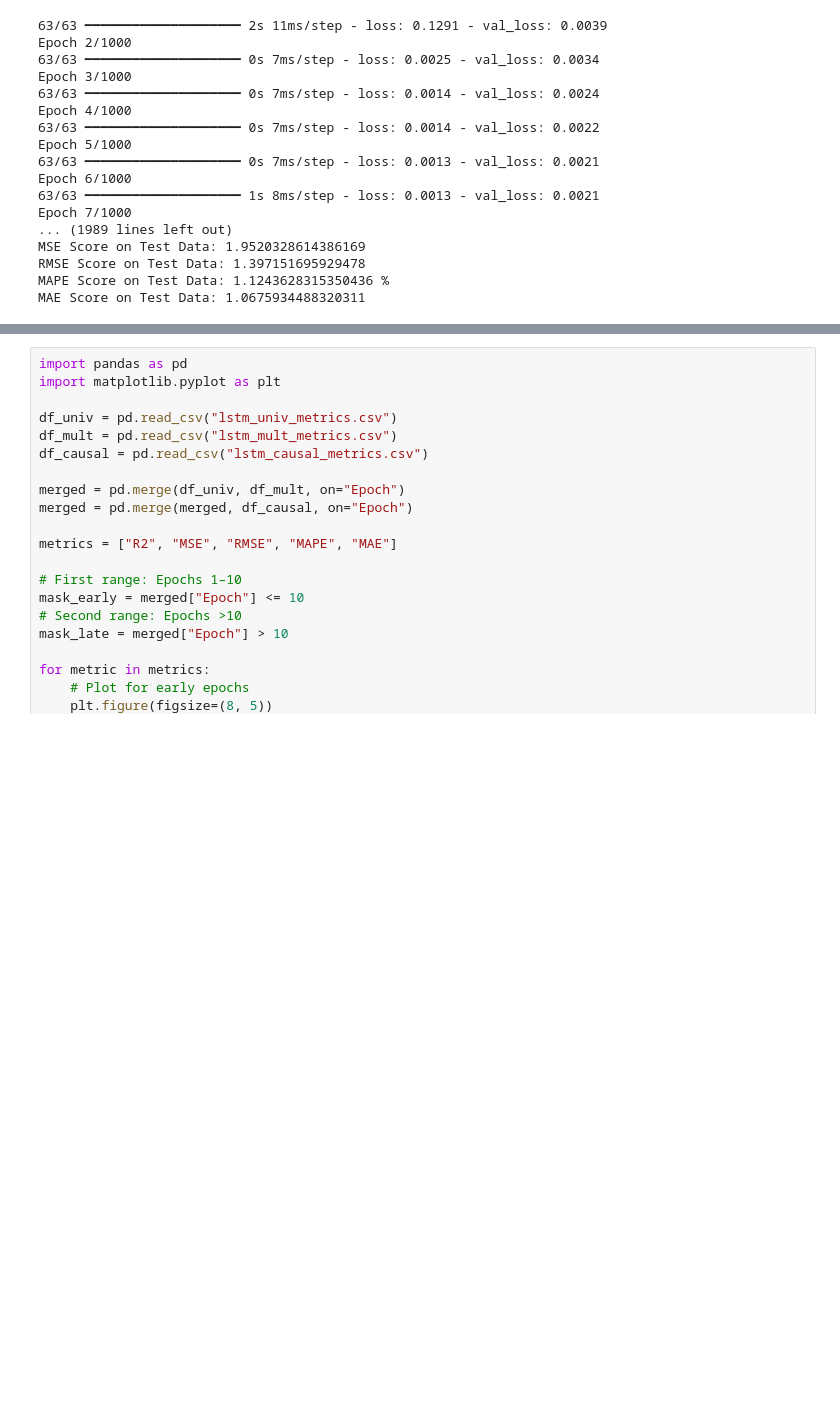
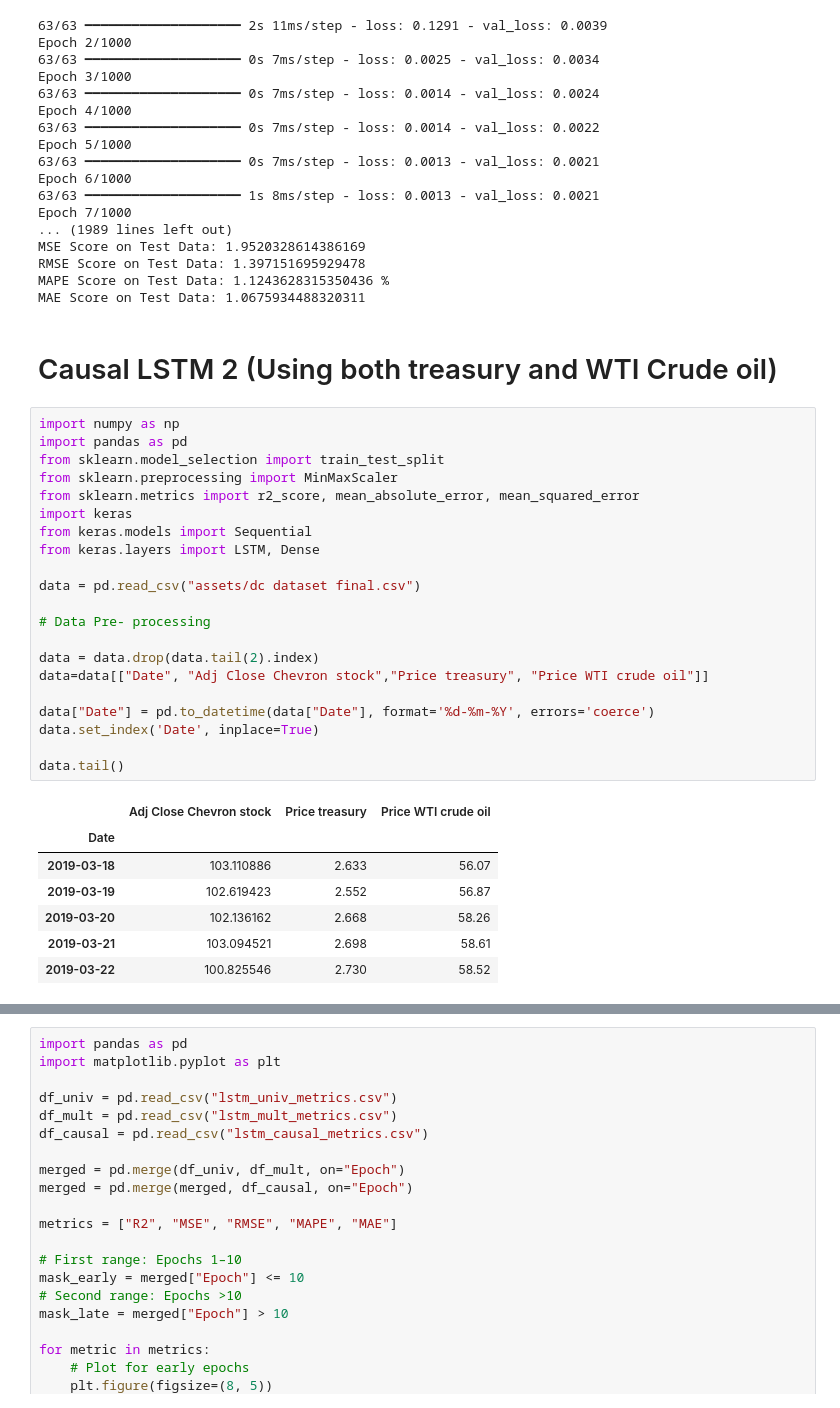
Before and after one commit to spynegroup/ZaheenChevron, a Jupyter notebook: Design_Credit.ipynb, the cells around one changed output, grey strips where cells are left out. Saved outputs shown, nothing was run; the diff lists cells and outputs as text; blank space fills up the shorter version.

Commit message:
Causal LSTM with treasury and Crude oil

```diff
--- a/Design_Credit.ipynb
+++ b/Design_Credit.ipynb
@@ -2734,3 +2734,34 @@ MSE Score on Test Data: 1.9520328614386169
 RMSE Score on Test Data: 1.397151695929478
 MAPE Score on Test Data: 1.1243628315350436 %
 MAE Score on Test Data: 1.0675934488320311
+# %% [markdown]
+# Causal LSTM 2 (Using both treasury and WTI Crude oil)
+# %%
+import numpy as np
+import pandas as pd
+from sklearn.model_selection import train_test_split
+from sklearn.preprocessing import MinMaxScaler
+from sklearn.metrics import r2_score, mean_absolute_error, mean_squared_error
+import keras
+from keras.models import Sequential
+from keras.layers import LSTM, Dense
+
+data = pd.read_csv("assets/dc dataset final.csv")
+
+# Data Pre- processing
+
+data = data.drop(data.tail(2).index)
+data=data[["Date", "Adj Close Chevron stock","Price treasury", "Price WTI crude oil"]]
+
+data["Date"] = pd.to_datetime(data["Date"], format='%d-%m-%Y', errors='coerce')
+data.set_index('Date', inplace=True)
+
+data.tail()
+# %% [output]
+|  | Adj Close Chevron stock | Price treasury | Price WTI crude oil |
+| Date |  |  |  |
+| 2019-03-18 | 103.110886 | 2.633 | 56.07 |
+| 2019-03-19 | 102.619423 | 2.552 | 56.87 |
+| 2019-03-20 | 102.136162 | 2.668 | 58.26 |
+| 2019-03-21 | 103.094521 | 2.698 | 58.61 |
+| 2019-03-22 | 100.825546 | 2.730 | 58.52 |
```
Also changed, not shown: parts of 1 cell of this notebook, 1 other file.
